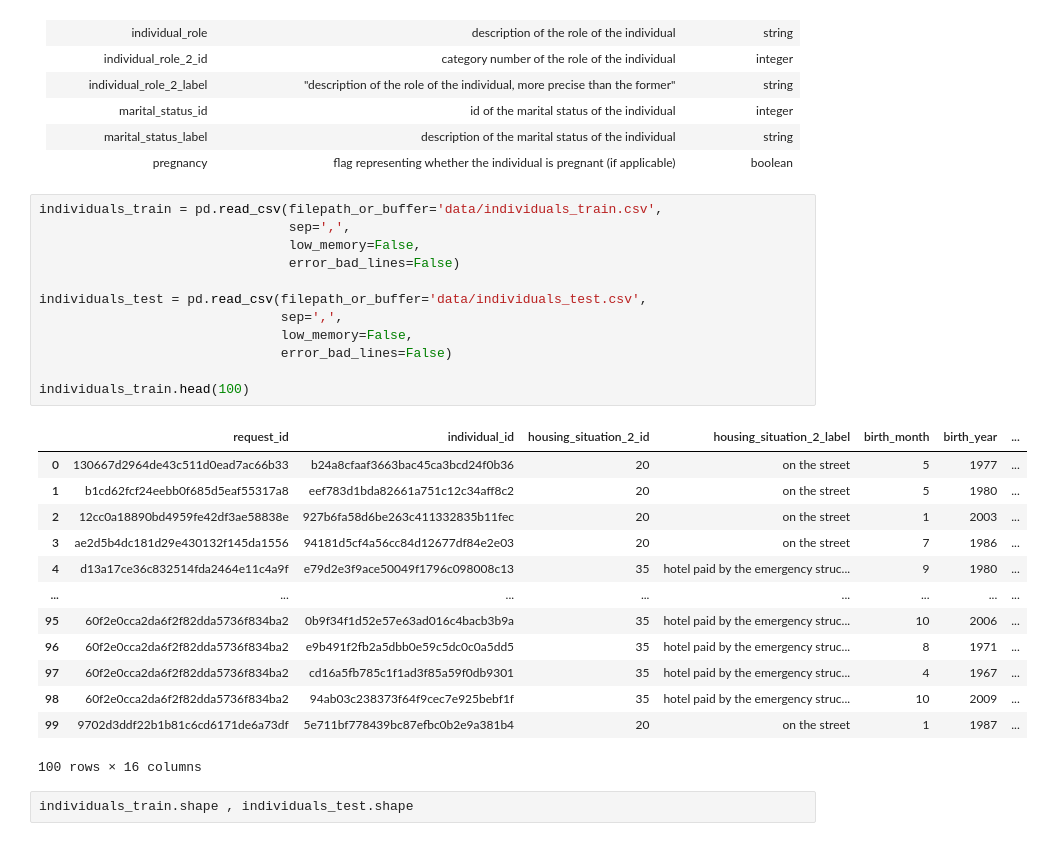
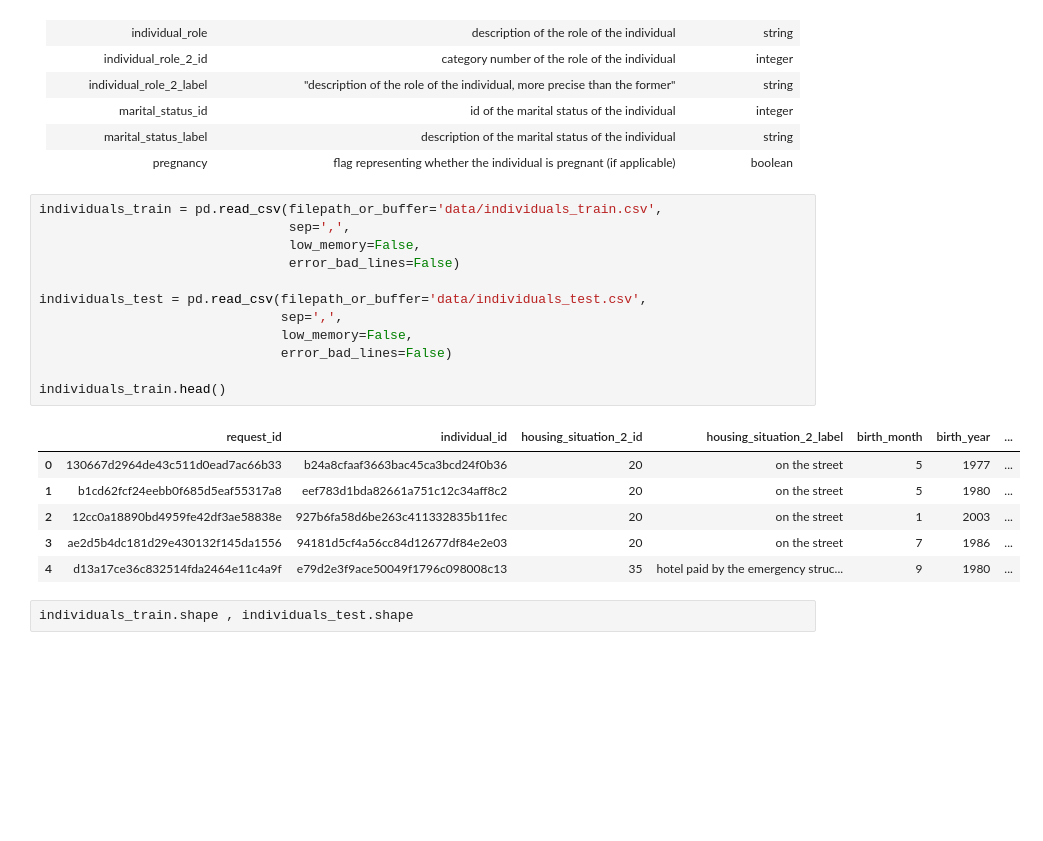
Before and after one commit to Pyth-Men-Code/prediction_granted_number_of_nights, a Jupyter notebook: data-science-test/1_data_cleaning_and_preprocessing.ipynb, the cells around one changed output. Drawn from its saved outputs; the diff is of its cells as text; blank space fills up the shorter version.

```diff
--- a/data-science-test/1_data_cleaning_and_preprocessing.ipynb
+++ b/data-science-test/1_data_cleaning_and_preprocessing.ipynb
@@ -94,29 +90,22 @@ requests_train.head()
 # %%
 individuals_train = pd.read_csv(filepath_or_buffer='data/individuals_train.csv',
                                 sep=',',
                                 low_memory=False,
                                 error_bad_lines=False)
 
 individuals_test = pd.read_csv(filepath_or_buffer='data/individuals_test.csv',
                                sep=',',
                                low_memory=False,
                                error_bad_lines=False)
 
-individuals_train.head(100)
+individuals_train.head()
 # %% [output]
 |  | request_id | individual_id | housing_situation_2_id | housing_situation_2_label | birth_month | birth_year | ... |
 | 0 | 130667d2964de43c511d0ead7ac66b33 | b24a8cfaaf3663bac45ca3bcd24f0b36 | 20 | on the street | 5 | 1977 | ... |
 | 1 | b1cd62fcf24eebb0f685d5eaf55317a8 | eef783d1bda82661a751c12c34aff8c2 | 20 | on the street | 5 | 1980 | ... |
 | 2 | 12cc0a18890bd4959fe42df3ae58838e | 927b6fa58d6be263c411332835b11fec | 20 | on the street | 1 | 2003 | ... |
 | 3 | ae2d5b4dc181d29e430132f145da1556 | 94181d5cf4a56cc84d12677df84e2e03 | 20 | on the street | 7 | 1986 | ... |
 | 4 | d13a17ce36c832514fda2464e11c4a9f | e79d2e3f9ace50049f1796c098008c13 | 35 | hotel paid by the emergency struc... | 9 | 1980 | ... |
-| ... | ... | ... | ... | ... | ... | ... | ... |
-| 95 | 60f2e0cca2da6f2f82dda5736f834ba2 | 0b9f34f1d52e57e63ad016c4bacb3b9a | 35 | hotel paid by the emergency struc... | 10 | 2006 | ... |
-| 96 | 60f2e0cca2da6f2f82dda5736f834ba2 | e9b491f2fb2a5dbb0e59c5dc0c0a5dd5 | 35 | hotel paid by the emergency struc... | 8 | 1971 | ... |
-| 97 | 60f2e0cca2da6f2f82dda5736f834ba2 | cd16a5fb785c1f1ad3f85a59f0db9301 | 35 | hotel paid by the emergency struc... | 4 | 1967 | ... |
-| 98 | 60f2e0cca2da6f2f82dda5736f834ba2 | 94ab03c238373f64f9cec7e925bebf1f | 35 | hotel paid by the emergency struc... | 10 | 2009 | ... |
-| 99 | 9702d3ddf22b1b81c6cd6171de6a73df | 5e711bf778439bc87efbc0b2e9a381b4 | 20 | on the street | 1 | 1987 | ... |
-100 rows × 16 columns
 # %%
 individuals_train.shape , individuals_test.shape
 # %% [output]
```
Also changed, not shown: parts of 68 cells of this notebook, 10 other files.
